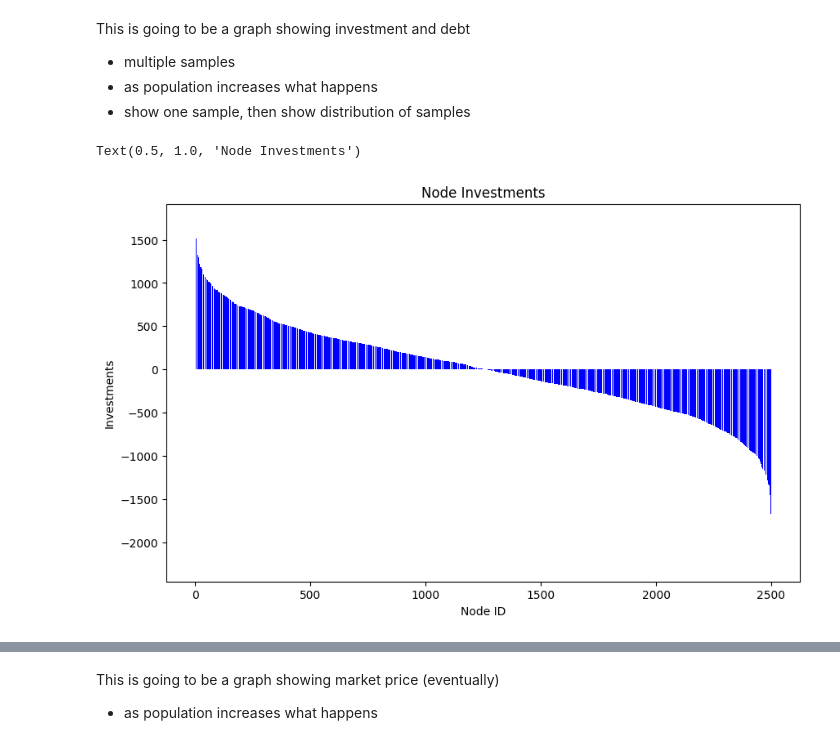
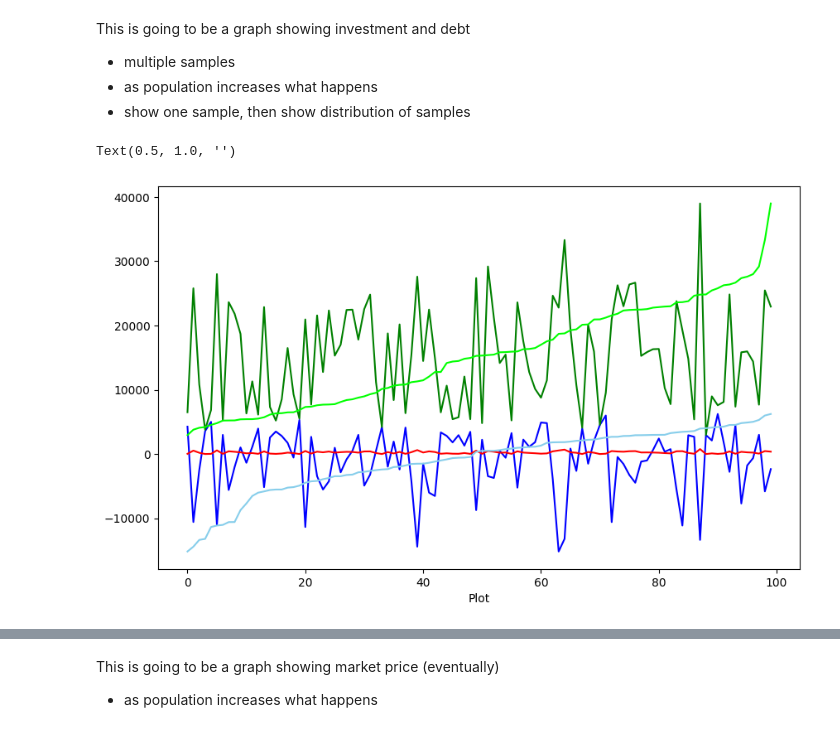
Before and after one commit to Ashuwat/SBIT, a Jupyter notebook: interpretation/sim2/start.ipynb, the cells around one changed output, grey strips where cells are left out. Saved outputs shown, nothing was run; the diff lists cells and outputs as text; code cells hidden in the pictures.

```diff
--- a/interpretation/sim2/start.ipynb
+++ b/interpretation/sim2/start.ipynb
@@ -10,23 +10,44 @@ This is going to be a graph showing investment and debt
 # %%
 import matplotlib.pyplot as plt
 import os
 import json
+
 # file = "C:\Users\ashut\Documents\GitHub\SBIT\sim2\main.exe"
 jsonFile = "../../sim2/model.json"
 # os.startfile(file)
 
 with open(jsonFile, 'r') as file:
     jsonComp = json.load(file)
 
 jsonStuff = jsonComp["Node_investments"]
-jsonStuff = sorted(jsonStuff, reverse=True)
+jsonMoreStuff = jsonComp["Node_Shares"]
+jsonMarketPrices = jsonComp["MarketPrices"]
+jsonStuffZScore = []
+jsonEvenMoreStuff = []
+all = []
+
+for i in range(len(jsonStuff)):
+    jsonStuffZScore.append(jsonStuff[i])
+
+for i in range(len(jsonMoreStuff)):
+    jsonEvenMoreStuff.append(jsonMoreStuff[i])
+
+for i in range(len(jsonMoreStuff)):
+    all.append(jsonStuff[i] + jsonMoreStuff[i] * jsonMarketPrices[-1])
+
+jsonEvenMoreStuff = jsonEvenMoreStuff[0:100]
+jsonStuffZScore = jsonStuffZScore[0:100]
+all = all[0:100]
 
 plt.figure(figsize=(10, 6))
-plt.bar(range(len(jsonStuff)), jsonStuff, color='blue')
-
-plt.xlabel('Node ID')
-plt.ylabel('Investments')
-plt.title('Node Investments')
+plt.plot(range(len(jsonStuffZScore)), jsonStuffZScore, color='blue')
+plt.plot(range(len(jsonEvenMoreStuff)), jsonEvenMoreStuff, color='red')
+plt.plot(range(len(all)), all, color="green")
+plt.plot(range(len(all)), sorted(all), color="lime")
+plt.plot(range(len(jsonStuffZScore)), sorted(jsonStuffZScore), color="skyblue")
+plt.xlabel('Plot')
+plt.ylabel('')
+plt.title('')
 # %% [output]
-Text(0.5, 1.0, 'Node Investments')
+Text(0.5, 1.0, '')
-[figure, old version]
+[figure, new version]
```
Also changed, not shown: parts of 5 cells of this notebook, 12 other files.
